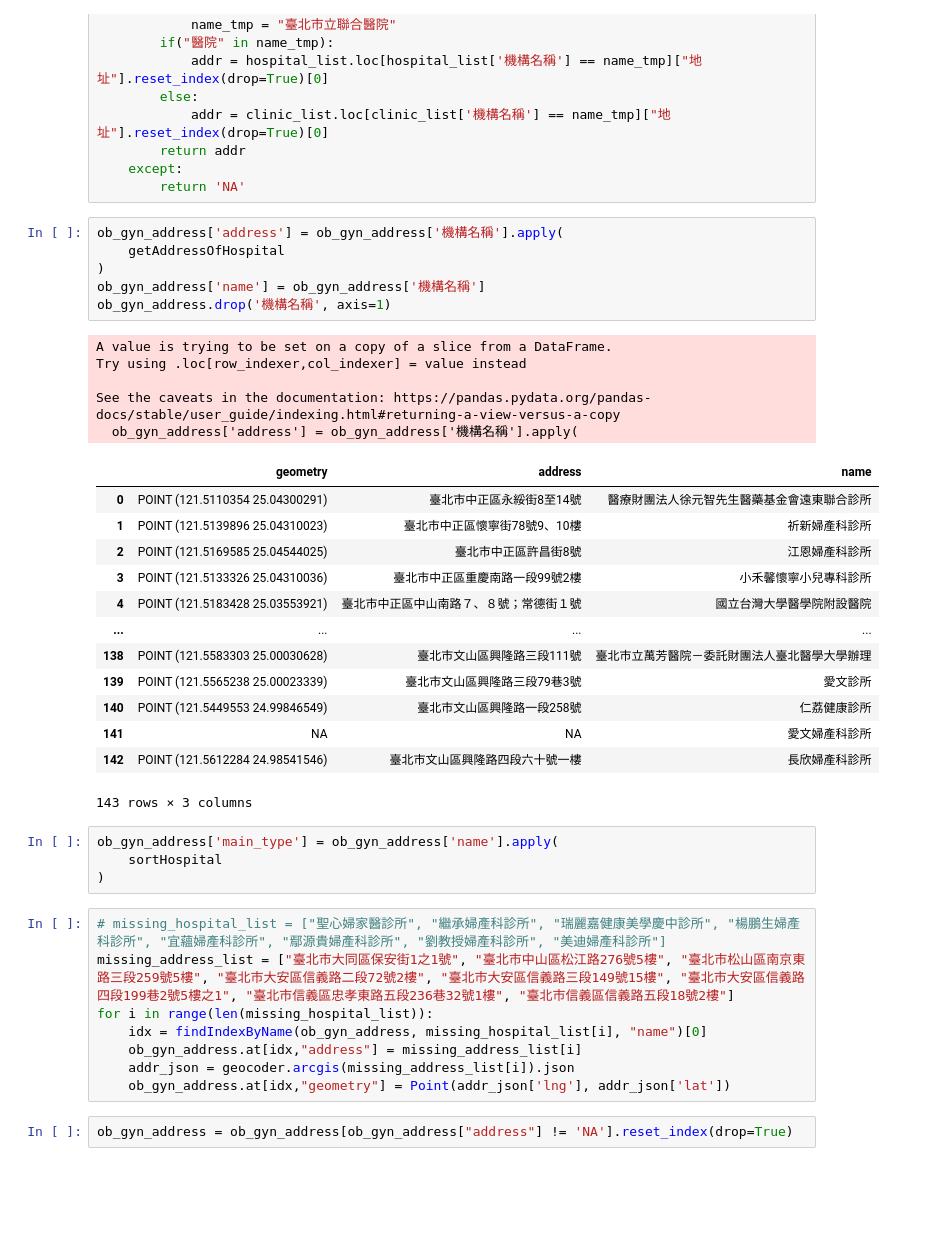
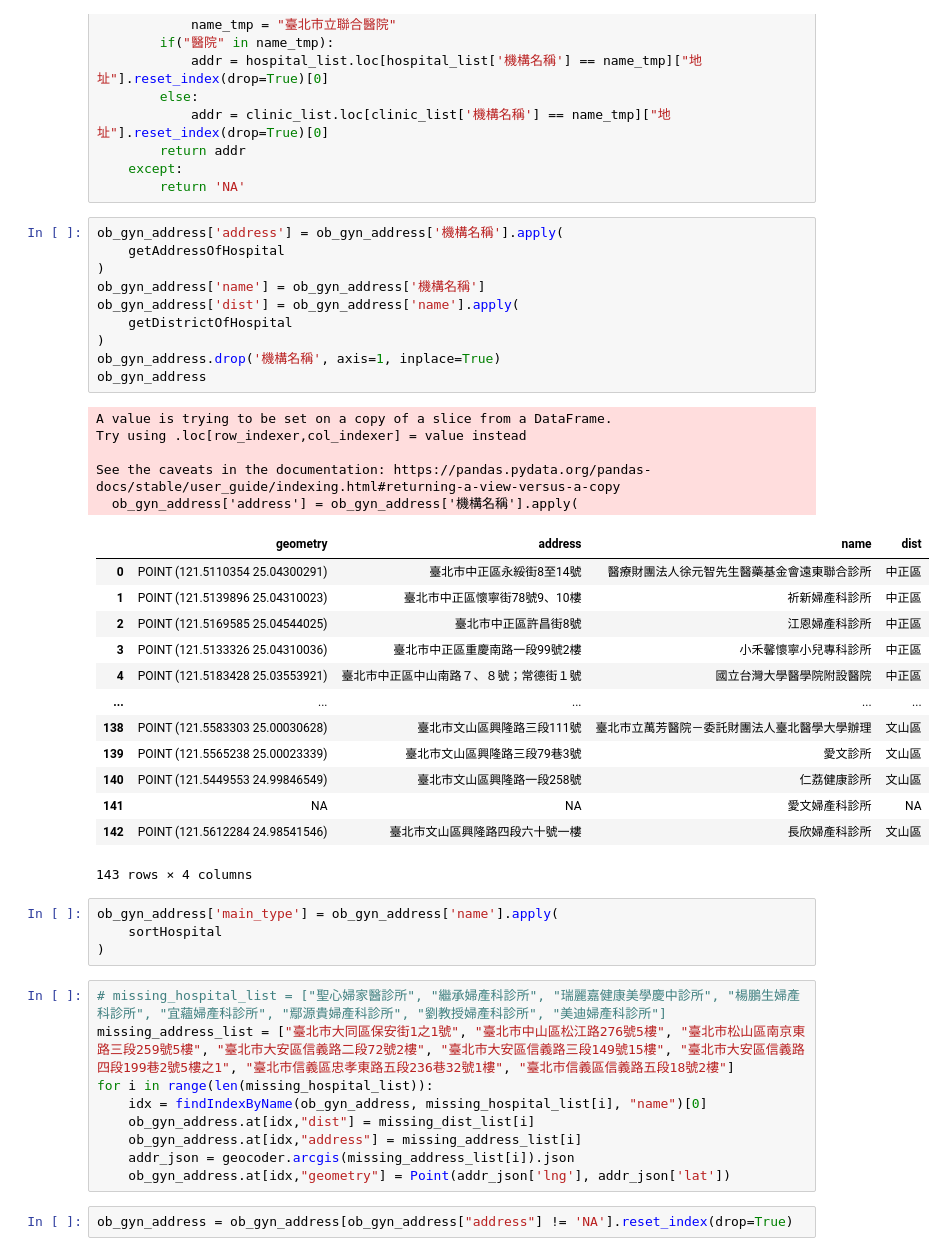
Before and after one commit to fuyingxx0/CodeFest, a Jupyter notebook: ipynb/ob_gyn.ipynb, the cells around one changed output. Drawn from its saved outputs; the diff is of its cells as text; blank space fills up the shorter version.

Commit message:
Add district info to 4000.geojson

```diff
--- a/ipynb/ob_gyn.ipynb
+++ b/ipynb/ob_gyn.ipynb
@@ -280,28 +296,32 @@ def getAddressOfHospital(name):
 # %%
 ob_gyn_address['address'] = ob_gyn_address['機構名稱'].apply(
     getAddressOfHospital
 )
 ob_gyn_address['name'] = ob_gyn_address['機構名稱']
-ob_gyn_address.drop('機構名稱', axis=1)
+ob_gyn_address['dist'] = ob_gyn_address['name'].apply(
+	getDistrictOfHospital
+)
+ob_gyn_address.drop('機構名稱', axis=1, inplace=True)
+ob_gyn_address
 # %% [output]
 A value is trying to be set on a copy of a slice from a DataFrame.
 Try using .loc[row_indexer,col_indexer] = value instead
 
 See the caveats in the documentation: https://pandas.pydata.org/pandas-docs/stable/user_guide/indexing.html#returning-a-view-versus-a-copy
   ob_gyn_address['address'] = ob_gyn_address['機構名稱'].apply(
-|  | geometry | address | name |
-| 0 | POINT (121.5110354 25.04300291) | 臺北市中正區永綏街8至14號 | 醫療財團法人徐元智先生醫藥基金會遠東聯合診所 |
-| 1 | POINT (121.5139896 25.04310023) | 臺北市中正區懷寧街78號9、10樓 | 祈新婦產科診所 |
-| 2 | POINT (121.5169585 25.04544025) | 臺北市中正區許昌街8號 | 江恩婦產科診所 |
-| 3 | POINT (121.5133326 25.04310036) | 臺北市中正區重慶南路一段99號2樓 | 小禾馨懷寧小兒專科診所 |
-| 4 | POINT (121.5183428 25.03553921) | 臺北市中正區中山南路７、８號；常德街１號 | 國立台灣大學醫學院附設醫院 |
-| ... | ... | ... | ... |
-| 138 | POINT (121.5583303 25.00030628) | 臺北市文山區興隆路三段111號 | 臺北市立萬芳醫院－委託財團法人臺北醫學大學辦理 |
-| 139 | POINT (121.5565238 25.00023339) | 臺北市文山區興隆路三段79巷3號 | 愛文診所 |
-| 140 | POINT (121.5449553 24.99846549) | 臺北市文山區興隆路一段258號 | 仁荔健康診所 |
-| 141 | NA | NA | 愛文婦產科診所 |
-| 142 | POINT (121.5612284 24.98541546) | 臺北市文山區興隆路四段六十號一樓 | 長欣婦產科診所 |
+|  | geometry | address | name | dist |
+| 0 | POINT (121.5110354 25.04300291) | 臺北市中正區永綏街8至14號 | 醫療財團法人徐元智先生醫藥基金會遠東聯合診所 | 中正區 |
+| 1 | POINT (121.5139896 25.04310023) | 臺北市中正區懷寧街78號9、10樓 | 祈新婦產科診所 | 中正區 |
+| 2 | POINT (121.5169585 25.04544025) | 臺北市中正區許昌街8號 | 江恩婦產科診所 | 中正區 |
+| 3 | POINT (121.5133326 25.04310036) | 臺北市中正區重慶南路一段99號2樓 | 小禾馨懷寧小兒專科診所 | 中正區 |
+| 4 | POINT (121.5183428 25.03553921) | 臺北市中正區中山南路７、８號；常德街１號 | 國立台灣大學醫學院附設醫院 | 中正區 |
+| ... | ... | ... | ... | ... |
+| 138 | POINT (121.5583303 25.00030628) | 臺北市文山區興隆路三段111號 | 臺北市立萬芳醫院－委託財團法人臺北醫學大學辦理 | 文山區 |
+| 139 | POINT (121.5565238 25.00023339) | 臺北市文山區興隆路三段79巷3號 | 愛文診所 | 文山區 |
+| 140 | POINT (121.5449553 24.99846549) | 臺北市文山區興隆路一段258號 | 仁荔健康診所 | 文山區 |
+| 141 | NA | NA | 愛文婦產科診所 | NA |
+| 142 | POINT (121.5612284 24.98541546) | 臺北市文山區興隆路四段六十號一樓 | 長欣婦產科診所 | 文山區 |
-143 rows × 3 columns
+143 rows × 4 columns
 # %%
 ob_gyn_address['main_type'] = ob_gyn_address['name'].apply(
     sortHospital
@@ -311,6 +331,7 @@ ob_gyn_address['main_type'] = ob_gyn_address['name'].apply(
 missing_address_list = ["臺北市大同區保安街1之1號", "臺北市中山區松江路276號5樓", "臺北市松山區南京東路三段259號5樓", "臺北市大安區信義路二段72號2樓", "臺北市大安區信義路三段149號15樓", "臺北市大安區信義路四段199巷2號5樓之1", "臺北市信義區忠孝東路五段236巷32號1樓", "臺北市信義區信義路五段18號2樓"]
 for i in range(len(missing_hospital_list)):
     idx = findIndexByName(ob_gyn_address, missing_hospital_list[i], "name")[0]
+    ob_gyn_address.at[idx,"dist"] = missing_dist_list[i]
     ob_gyn_address.at[idx,"address"] = missing_address_list[i]
     addr_json = geocoder.arcgis(missing_address_list[i]).json
     ob_gyn_address.at[idx,"geometry"] = Point(addr_json['lng'], addr_json['lat'])
```
Also changed, not shown: parts of 7 cells of this notebook, 1 other file.
